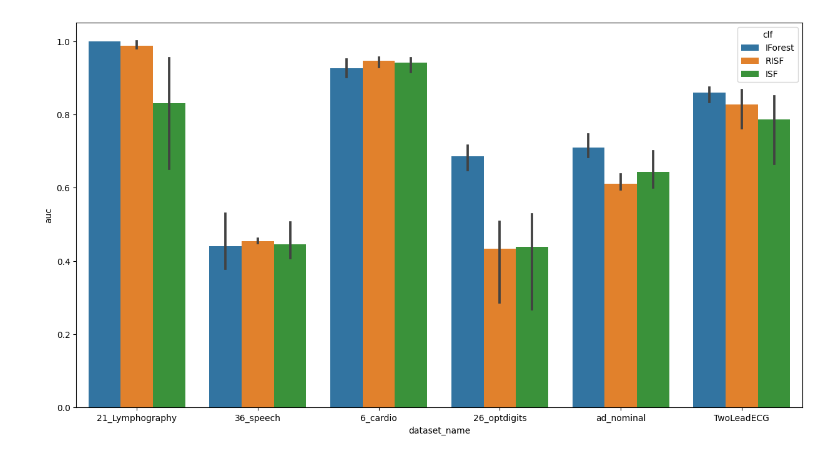
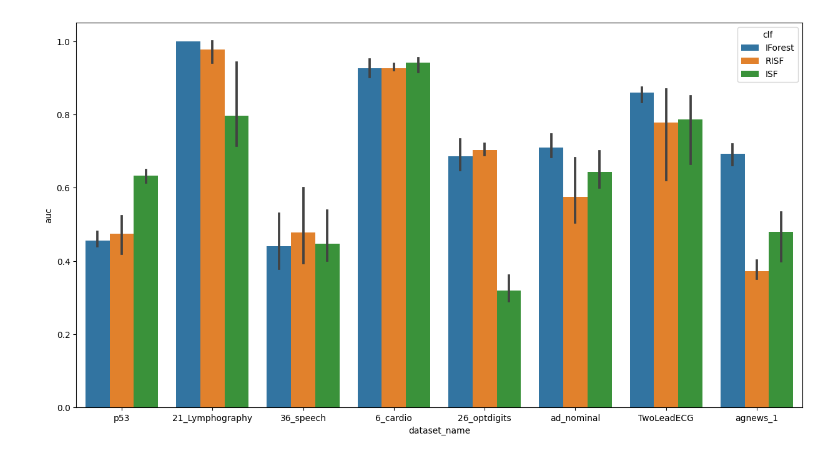
Before and after one commit to SebChw/RSIF, a Jupyter notebook: notebooks/visualizations.ipynb, the cells around one changed output. Drawn from its saved outputs; the diff is of its cells as text; code cells hidden in the pictures.

```diff
--- a/notebooks/visualizations.ipynb
+++ b/notebooks/visualizations.ipynb
@@ -7,11 +7,11 @@ OKABE_ITO_SCALE = ["#E69F00", "#56B4E9", "#009E73", "#F0E442", "#0072B2", "#D55E
 %load_ext autoreload
 %autoreload 2
 # %%
-df = pd.read_csv('results_default.csv')
+df = pd.read_csv('../results/results_default.csv')
 sns.barplot(data=df, x="dataset_name", y="auc", hue="clf")
 plt.gcf().set_size_inches(15, 8) # We don't need to check Isolation forest, maybe just for debugging.
 # %% [output]
-[figure, old version]
+[figure, new version]
 # %%
 def sensitivity_plot(csv_path, parameter_name):
     results = pd.read_csv(csv_path)
```
Also changed, not shown: parts of 7 cells of this notebook, 21 other files.
